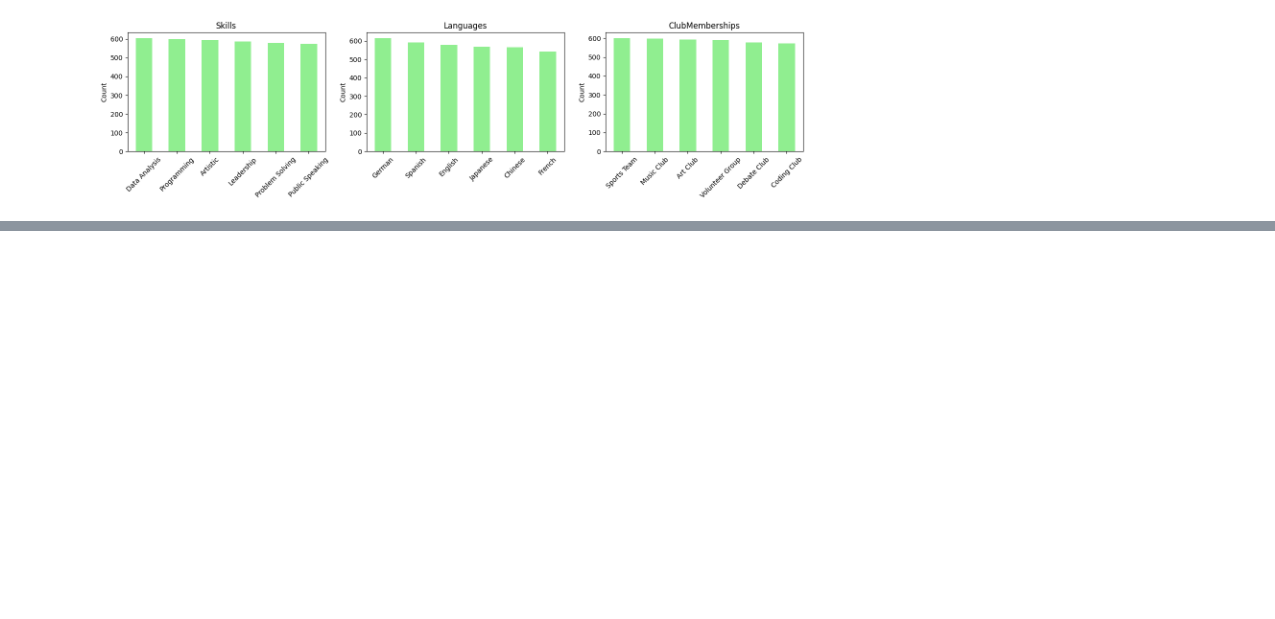
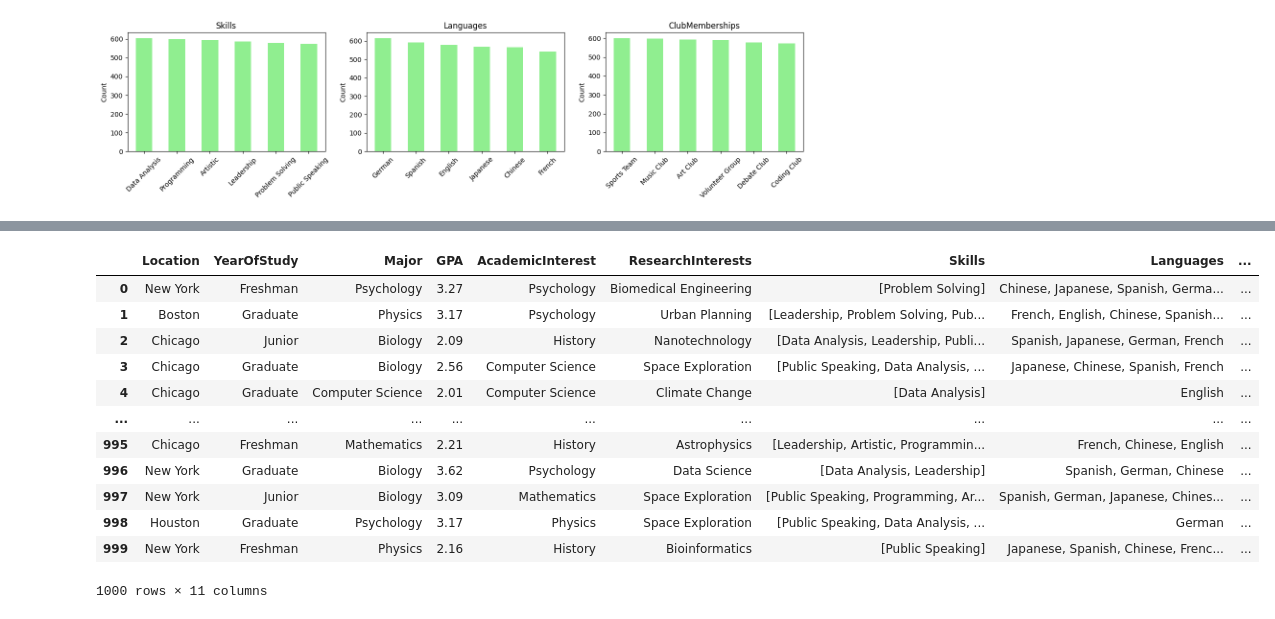
Before and after one commit to noahvezina26/student-clubs-ml, a Jupyter notebook: data.ipynb, the cells around one changed output, grey strips where cells are left out. Cells and saved outputs as stored; diff of their text form; code cells hidden in the pictures; blank space fills up the shorter version.

```diff
--- a/data.ipynb
+++ b/data.ipynb
@@ -63,6 +57,21 @@ Taking a look at the dataframe, we can see that the first two columns are of no
 # %%
-df.drop("StudentID", axis=1, inplace=True, errors='ignore')
-df.drop("Name", axis=1, inplace=True, errors='ignore')
+df.drop("StudentID", axis=1, inplace=True, errors="ignore")
+df.drop("Name", axis=1, inplace=True, errors="ignore")
+
+column_order = [
+    "Location",
+    "YearOfStudy",
+    "Major",
+    "GPA",
+    "AcademicInterest",
+    "ResearchInterests",
+    "Skills",
+    "Languages",
+    "ExtracurricularActivities",
+    "ClubMemberships",
+]
+
+df = df[column_order]
 
 df.info()
 # %% [output]
@@ -188,0 +204,22 @@ plt.show()
+# %%
+mlb = sklearn.preprocessing.MultiLabelBinarizer()
+
+df["Skills"] = df["Skills"].apply(lambda x: x.split(", "))
+
+df["SkillsEncoded"] = [list(row) for row in mlb.fit_transform(df["Skills"])]
+
+df
+# %% [output]
+|  | Location | YearOfStudy | Major | GPA | AcademicInterest | ResearchInterests | Skills | Languages | ... |
+| 0 | New York | Freshman | Psychology | 3.27 | Psychology | Biomedical Engineering | [Problem Solving] | Chinese, Japanese, Spanish, Germa... | ... |
+| 1 | Boston | Graduate | Physics | 3.17 | Psychology | Urban Planning | [Leadership, Problem Solving, Pub... | French, English, Chinese, Spanish... | ... |
+| 2 | Chicago | Junior | Biology | 2.09 | History | Nanotechnology | [Data Analysis, Leadership, Publi... | Spanish, Japanese, German, French | ... |
+| 3 | Chicago | Graduate | Biology | 2.56 | Computer Science | Space Exploration | [Public Speaking, Data Analysis, ... | Japanese, Chinese, Spanish, French | ... |
+| 4 | Chicago | Graduate | Computer Science | 2.01 | Computer Science | Climate Change | [Data Analysis] | English | ... |
+| ... | ... | ... | ... | ... | ... | ... | ... | ... | ... |
+| 995 | Chicago | Freshman | Mathematics | 2.21 | History | Astrophysics | [Leadership, Artistic, Programmin... | French, Chinese, English | ... |
+| 996 | New York | Graduate | Biology | 3.62 | Psychology | Data Science | [Data Analysis, Leadership] | Spanish, German, Chinese | ... |
+| 997 | New York | Junior | Biology | 3.09 | Mathematics | Space Exploration | [Public Speaking, Programming, Ar... | Spanish, German, Japanese, Chines... | ... |
+| 998 | Houston | Graduate | Psychology | 3.17 | Physics | Space Exploration | [Public Speaking, Data Analysis, ... | German | ... |
+| 999 | New York | Freshman | Physics | 2.16 | History | Bioinformatics | [Public Speaking] | Japanese, Spanish, Chinese, Frenc... | ... |
+1000 rows × 11 columns
```
Also changed, not shown: parts of 8 cells of this notebook.
